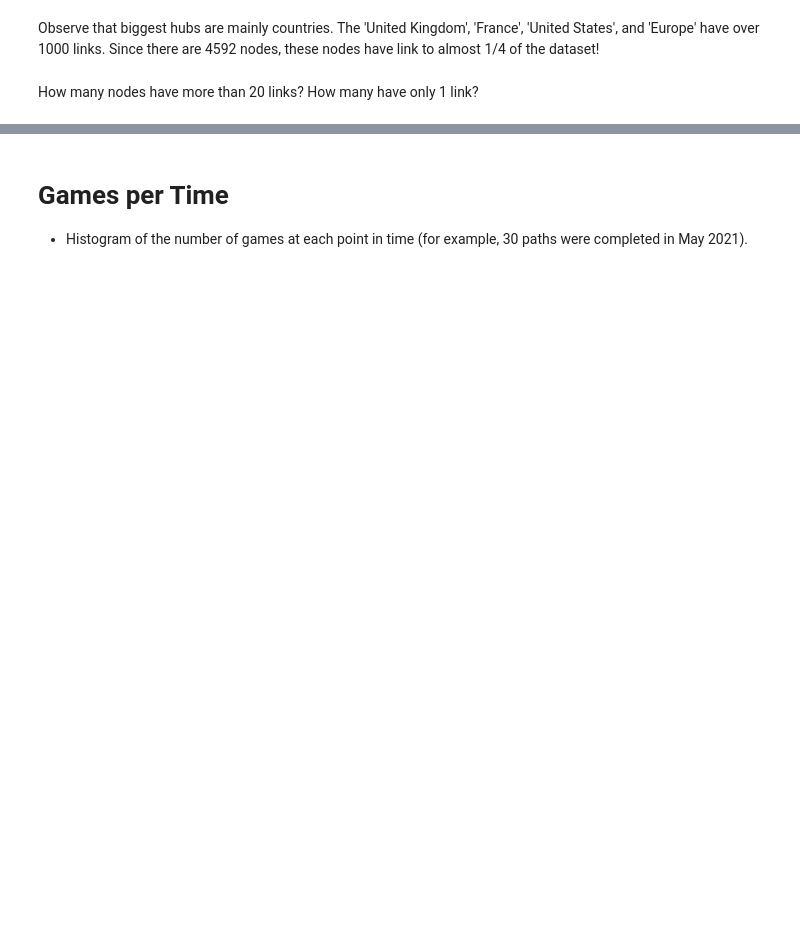
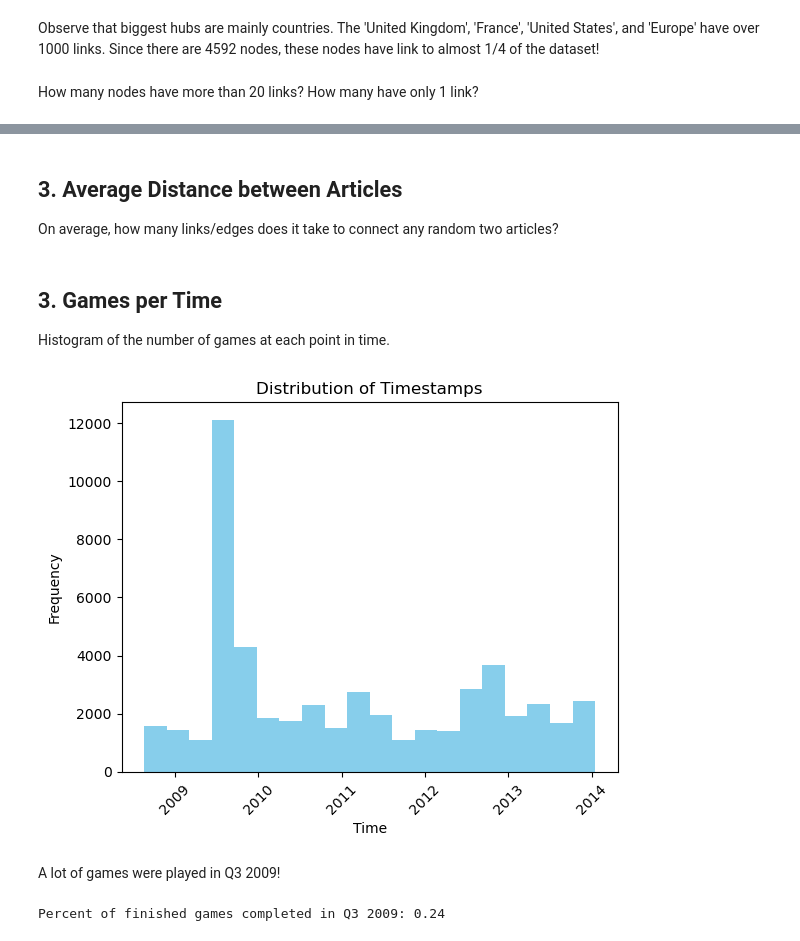
Before and after one commit to epfl-ada/ada-2023-project-amonavis, a Jupyter notebook: descriptive_data_analysis.ipynb, the cells around one changed output, grey strips where cells are left out. Saved outputs shown, nothing was run; the diff lists cells and outputs as text; code cells hidden in the pictures; blank space fills up the shorter version.

Commit message:
Added avg distance and games per time

```diff
--- a/descriptive_data_analysis.ipynb
+++ b/descriptive_data_analysis.ipynb
@@ -16,0 +15,7 @@ wikispeedia= networkx.read_edgelist('datasets/wikispeedia_paths-and-graph/links.
+# %%
+wikispeedia= networkx.read_edgelist('datasets/wikispeedia_paths-and-graph/links.tsv',
+                                    create_using=networkx.DiGraph)
+paths_finished = pd.read_csv('datasets/wikispeedia_paths-and-graph/paths_finished.tsv', sep='\t', skiprows=15,
+                   names=['hashedIpAddress', 'timestamp', "durationInSec", 'path', "rating"])
+paths_unfinished = pd.read_csv('datasets/wikispeedia_paths-and-graph/paths_unfinished.tsv', sep='\t', skiprows=16,
+                               names=['hashedIpAddress', 'timestamp', "durationInSec", 'path', "target", "type"])
@@ -57,0 +84,3 @@ print('% of nodes that have 20 or less edges/links:', nodes_degree_20 / total_no
+# %% [markdown]
+## 3. Average Distance between Articles
+On average, how many links/edges does it take to connect any random two articles?
@@ -58,3 +97,25 @@ print('% of nodes that have 20 or less edges/links:', nodes_degree_20 / total_no
 # %% [markdown]
-# Games per Time
-- Histogram of the number of games at each point in time (for example, 30 paths were completed in May 2021).
+## 3. Games per Time
+Histogram of the number of games at each point in time.
+# %%
+# Convert timestamps to datetime objects
+timestamps = paths_finished['timestamp']
+date_times = [datetime.utcfromtimestamp(ts) for ts in timestamps]
+
+# Create a histogram of timestamps
+plt.hist(date_times, bins=20, color='skyblue')
+plt.xlabel('Time')
+plt.ylabel('Frequency')
+plt.title('Distribution of Timestamps')
+plt.xticks(rotation=45)  # Rotate x-axis labels for better readability
+plt.show()
+# %% [output]
+[figure, added]
+# %% [markdown]
+A lot of games were played in Q3 2009!
+# %%
+q3_2009_times = [dt for dt in date_times if dt.year == 2009 and dt.month in [7, 8, 9]]
+percent_q3_2009_times = len(q3_2009_times) / len(date_times)
+print(f"Percent of finished games completed in Q3 2009: {percent_q3_2009_times:.2f}")
+# %% [output]
+Percent of finished games completed in Q3 2009: 0.24
```
Also changed, not shown: parts of 10 cells of this notebook.
